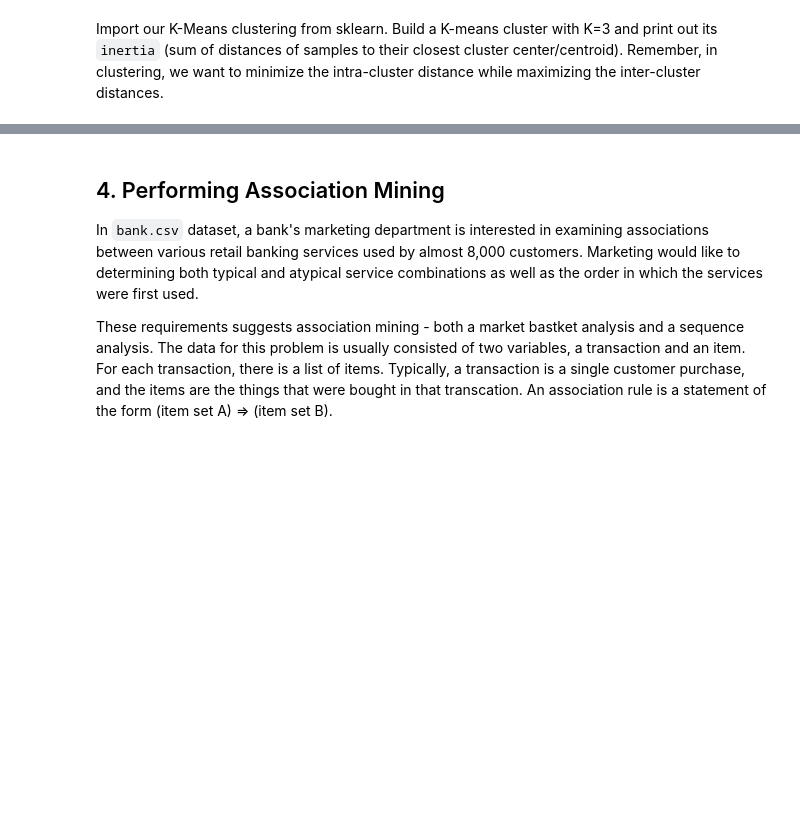
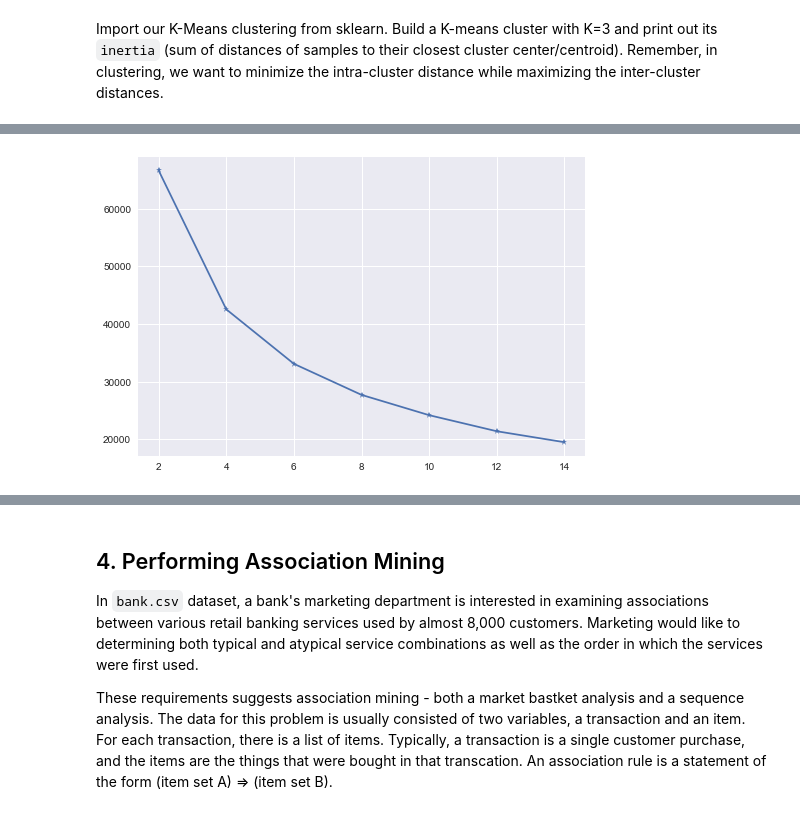
Before and after one commit to liehendi11/cab330tutorials, a Jupyter notebook: week6.ipynb, the cells around one changed output, grey strips where cells are left out. Drawn from its saved outputs; the diff is of its cells as text; code cells hidden in the pictures; blank space fills up the shorter version.

```diff
--- a/week6.ipynb
+++ b/week6.ipynb
@@ -325,0 +366,20 @@ Here, we plot the distributions of cluster 0 and cluster 1 against the normal di
+# %%
+# list to save the clusters and cost
+clusters = []
+inertia_vals = []
+
+# this whole process should take a while
+for k in range(2, 15, 2):
+    # train clustering with the specified K
+    model = KMeans(n_clusters=k, random_state=42, n_jobs=10)
+    model.fit(X)
+
+    # append model to cluster list
+    clusters.append(model)
+    inertia_vals.append(model.inertia_)
+# %%
+# plot the inertia
+plt.plot(range(2,15,2), inertia_vals, marker='*')
+plt.show()
+# %% [output]
+[figure, added]
```
Also changed, not shown: parts of 40 cells of this notebook.
